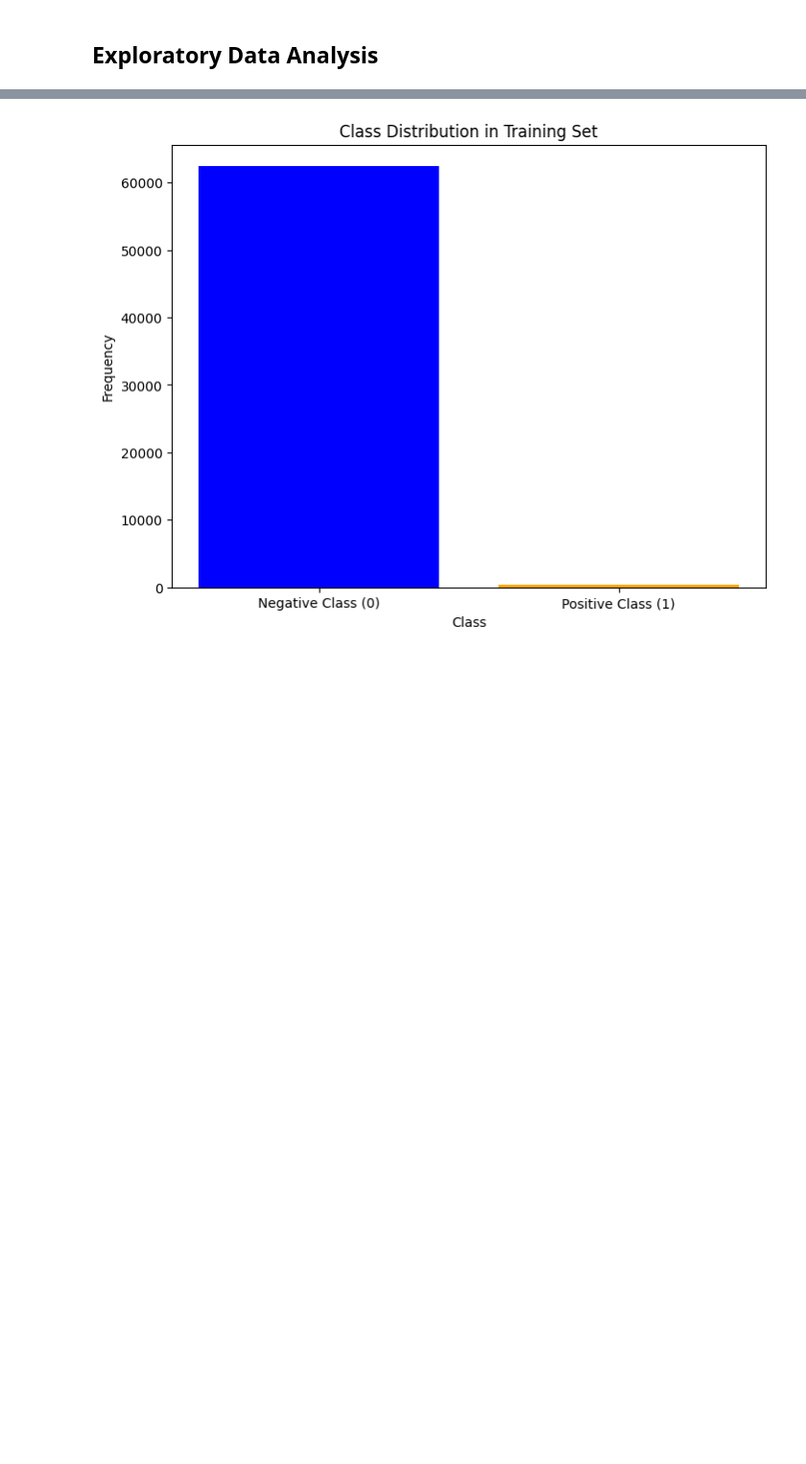
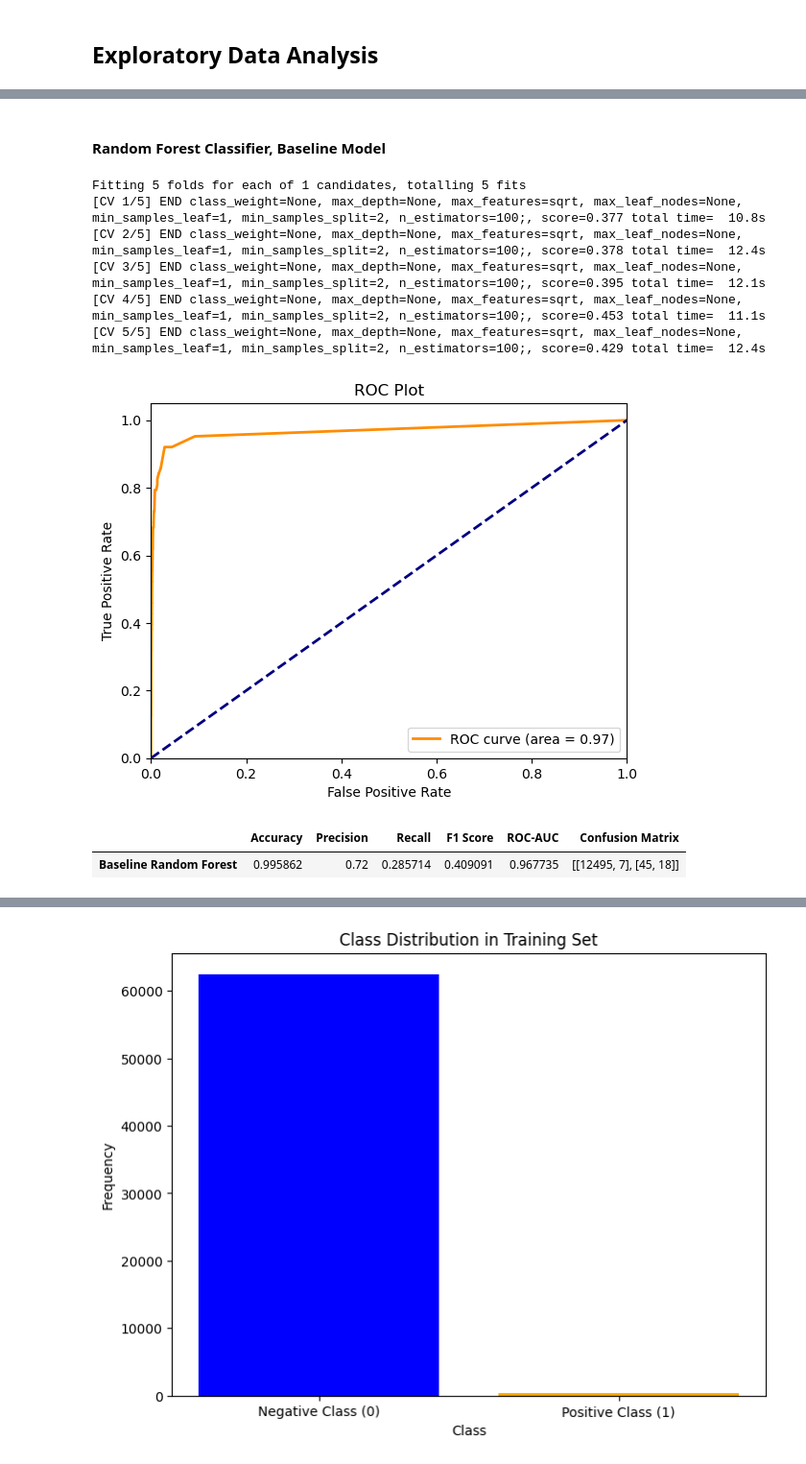
Before and after one commit to Kieran-Shaw/match-plans, a Jupyter notebook: notebooks/match-plans.ipynb, the cells around one changed output, grey strips where cells are left out. Shown at 96% size. Cells and saved outputs as stored; diff of their text form; code cells hidden in the pictures; blank space fills up the shorter version.

```diff
--- a/notebooks/match-plans.ipynb
+++ b/notebooks/match-plans.ipynb
@@ -698,0 +510,43 @@ print(f"Best score from Grid Search: {best_score:.4f}")
+# %% [markdown]
+#### Random Forest Classifier, Baseline Model
+# %%
+# Set up the parameter grid to search
+rf_parameter_grid = {
+    "n_estimators": [100], # standard value
+    "max_depth": [None],
+    "max_features": ["sqrt"], # sqrt is the standard
+    "max_leaf_nodes": [None],
+    "class_weight": [None],
+    "min_samples_split": [2], # standard value
+    "min_samples_leaf": [1] # standard value
+}
+
+# Set up the grid search with RandomForest
+grid_search_rf_model = GridSearchCV(estimator=RandomForestClassifier(random_state=42),
+                                    param_grid=rf_parameter_grid,
+                                    scoring='f1',
+                                    cv=5,
+                                    verbose=3)
+
+# Perform the search on the training data
+grid_search_rf_model.fit(X_train, y_train)
+
+# Get the best estimator model
+best_rf_model = grid_search_rf_model.best_estimator_
+
+# add metrics to metrics_df
+metrics_df = calculate_metrics(best_rf_model, X_test, y_test, metrics_df=metrics_df, model_name="Baseline Random Forest")
+
+# plot and print df
+rf_auc = plot_roc_auc(best_rf_model, X_test, y_test, plot_name='baseline_random_forest_roc')
+metrics_df
+# %% [output]
+Fitting 5 folds for each of 1 candidates, totalling 5 fits
+[CV 1/5] END class_weight=None, max_depth=None, max_features=sqrt, max_leaf_nodes=None, min_samples_leaf=1, min_samples_split=2, n_estimators=100;, score=0.377 total time=  10.8s
+[CV 2/5] END class_weight=None, max_depth=None, max_features=sqrt, max_leaf_nodes=None, min_samples_leaf=1, min_samples_split=2, n_estimators=100;, score=0.378 total time=  12.4s
+[CV 3/5] END class_weight=None, max_depth=None, max_features=sqrt, max_leaf_nodes=None, min_samples_leaf=1, min_samples_split=2, n_estimators=100;, score=0.395 total time=  12.1s
+[CV 4/5] END class_weight=None, max_depth=None, max_features=sqrt, max_leaf_nodes=None, min_samples_leaf=1, min_samples_split=2, n_estimators=100;, score=0.453 total time=  11.1s
+[CV 5/5] END class_weight=None, max_depth=None, max_features=sqrt, max_leaf_nodes=None, min_samples_leaf=1, min_samples_split=2, n_estimators=100;, score=0.429 total time=  12.4s
+[figure, added]
+|  | Accuracy | Precision | Recall | F1 Score | ROC-AUC | Confusion Matrix |
+| Baseline Random Forest | 0.995862 | 0.72 | 0.285714 | 0.409091 | 0.967735 | [[12495, 7], [45, 18]] |
```
Also changed, not shown: parts of 54 cells of this notebook, 7 other files.
